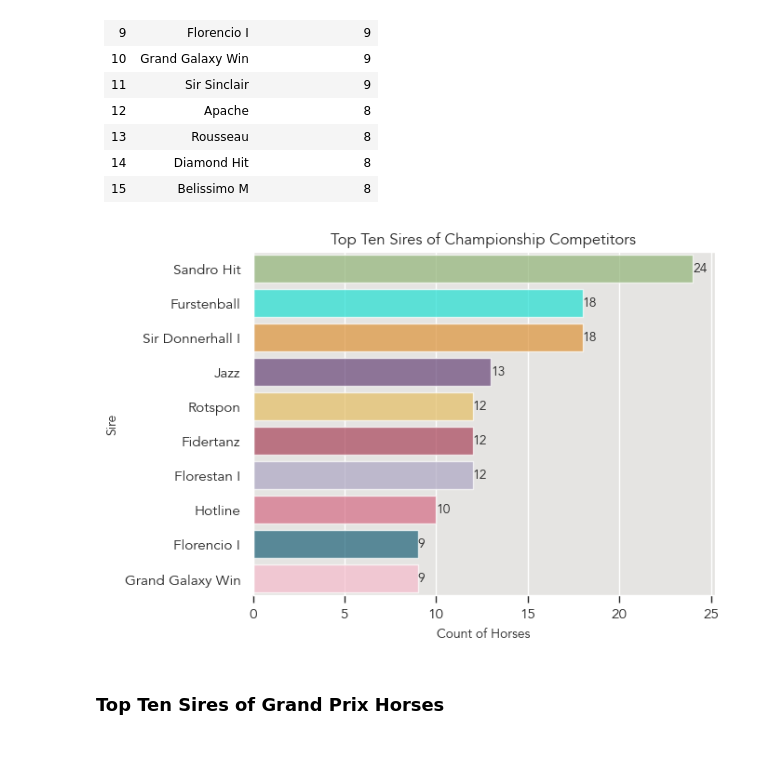
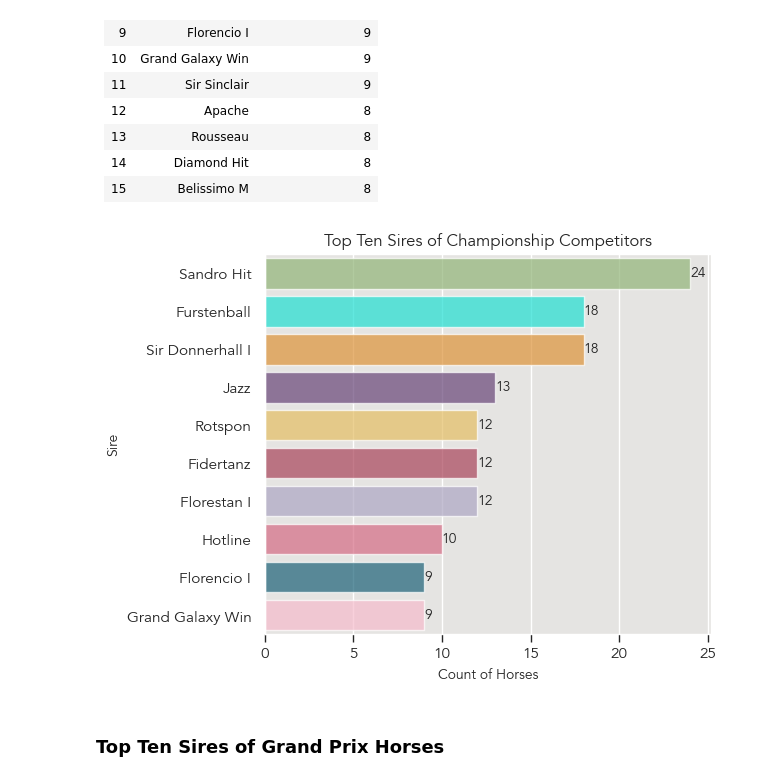
Before and after one commit to siobyrne/young-dressage-horse-program-analysis, a Jupyter notebook: younghorse.ipynb, the cells around one changed output. Saved outputs shown, nothing was run; the diff lists cells and outputs as text; code cells hidden in the pictures; blank space fills up the shorter version.

```diff
--- a/younghorse.ipynb
+++ b/younghorse.ipynb
@@ -1260,25 +1265,26 @@ top_sires.columns = ['Sire', 'Count of Horses']
 # %%
 # set countplot options
 sire_chart = sns.countplot(
    y = 'Sire',
    data = horse_df,
    palette = color_palette_10,
    alpha = 0.7,
    order = horse_df['Sire'].value_counts().iloc[:10].index
 )
 
 # add count of offspring to bars
 sire_chart.bar_label(sire_chart.containers[0])
 
 # set title and xlabel
 plt.title('Top Ten Sires of Championship Competitors')
 plt.xlabel('Count of Horses')
 
 # save and show figure
+plt.tight_layout()
 plt.savefig('images/top-10-sires.png')
 plt.show()
 # %% [output]
-[figure, old version]
+[figure, new version]
 # %% [markdown]
 ### Top Ten Sires of Grand Prix Horses
 # %%
```
Also changed, not shown: parts of 15 cells of this notebook, 16 other files.
